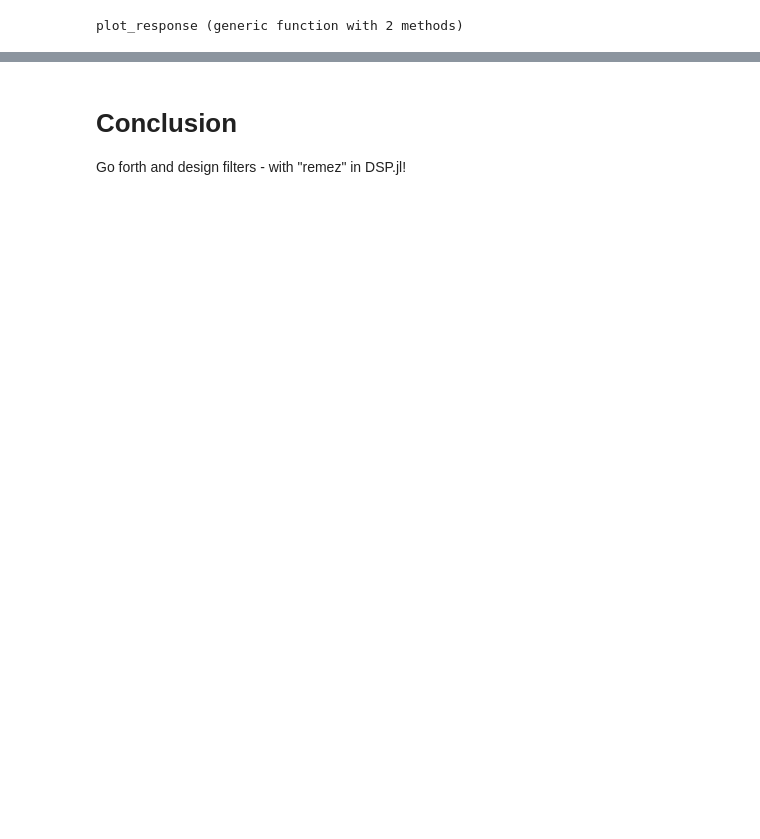
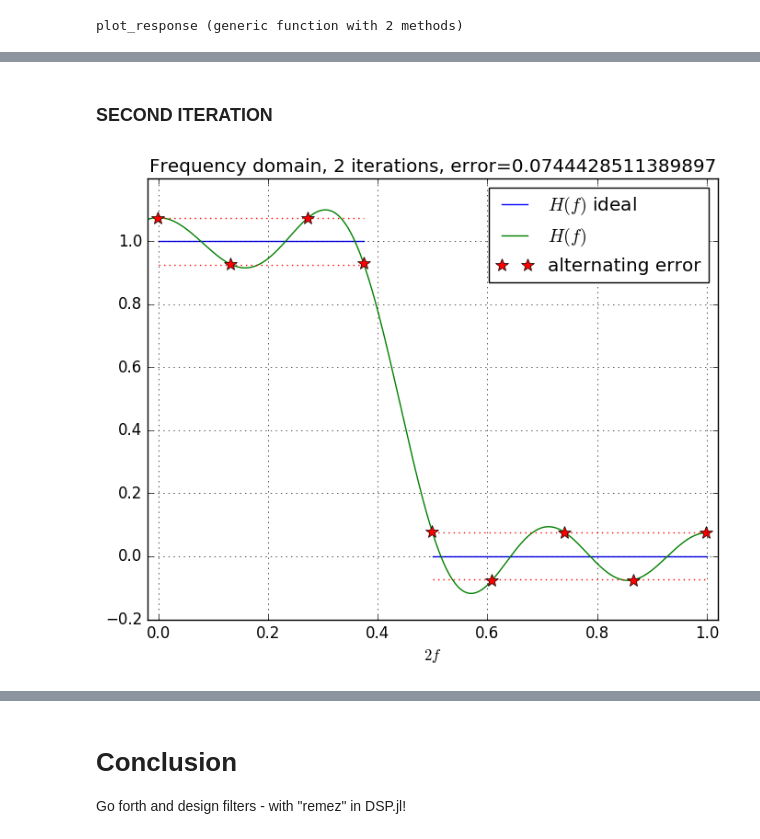
Before and after one commit to sirtom67/sirtom67.github.io, a Jupyter notebook: julia_remez/equiripple_talk.ipynb, the cells around one changed output, grey strips where cells are left out. Saved outputs shown, nothing was run; the diff lists cells and outputs as text; code cells hidden in the pictures; blank space fills up the shorter version.

```diff
--- a/julia_remez/equiripple_talk.ipynb
+++ b/julia_remez/equiripple_talk.ipynb
@@ -114,0 +170,6 @@ delta = 0.08835926310888205;
+# %% [markdown]
+### SECOND ITERATION
+# %%
+plot_equiripple_response(2);
+# %% [output]
+[figure, added]
```
Also changed, not shown: parts of 20 cells of this notebook.
